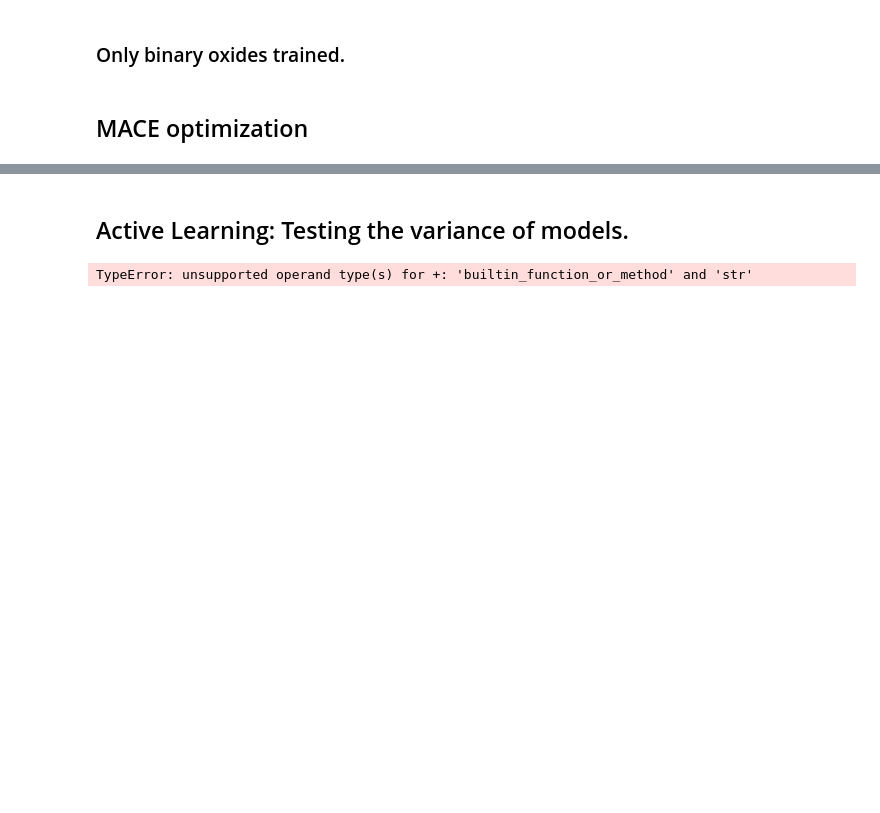
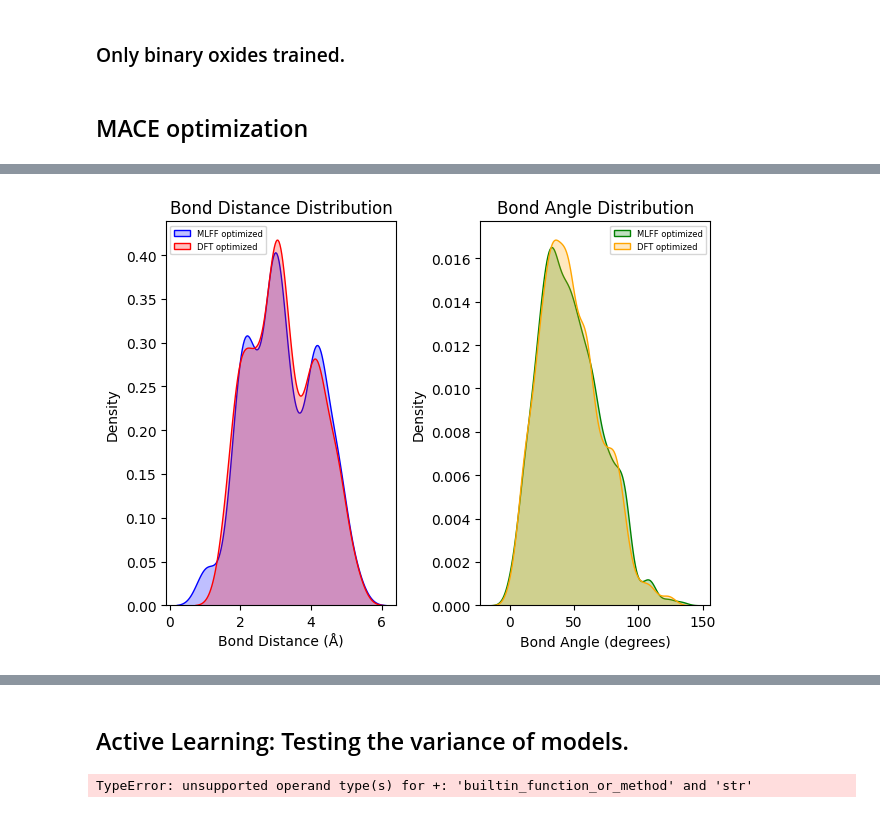
Before and after one commit to ignaciomigliaro/MLFF_training, a Jupyter notebook: Inference/mlff_inference_test.ipynb, the cells around one changed output, grey strips where cells are left out. Saved outputs shown, nothing was run; the diff lists cells and outputs as text; code cells hidden in the pictures; blank space fills up the shorter version.

```diff
--- a/Inference/mlff_inference_test.ipynb
+++ b/Inference/mlff_inference_test.ipynb
@@ -191,3 +213,8 @@ ifs.visualize_trajectory(traj,struct,dft_energy)
 ifs.optimization_summary(struct,last_struct)
 # %% [markdown]
 ## MACE optimization
+# %%
+model_path = '/home/nacho/NbOC/CHGnet/2024-06-21_20-04-42/bestE_epoch37_e70_f813_s1407_mNA.pth.tar'
+outcar_path = '/home/nacho/NbOC/vasp/test_set/NbOC/finished_calcs/1/OUTCAR'
+traj,struct,last_struct,dft_energy = ifs.optimize(model_path,outcar_path,verbose=False,fmax=0.05)
+ifs.optimization_summary(struct,last_struct)
@@ -194 +230,5 @@ ifs.optimization_summary(struct,last_struct)
+# %%
+ifs.plot_bond_distributions(struct,last_struct)
+# %% [output]
+[figure, added]
 # %%
```
Also changed, not shown: parts of 13 cells of this notebook, 2 other files.
